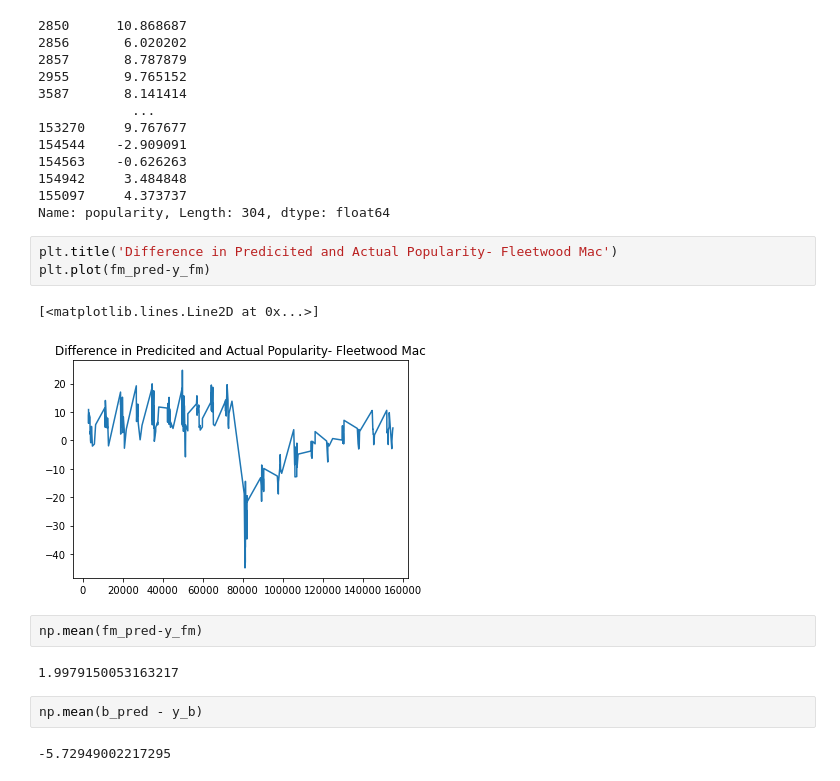
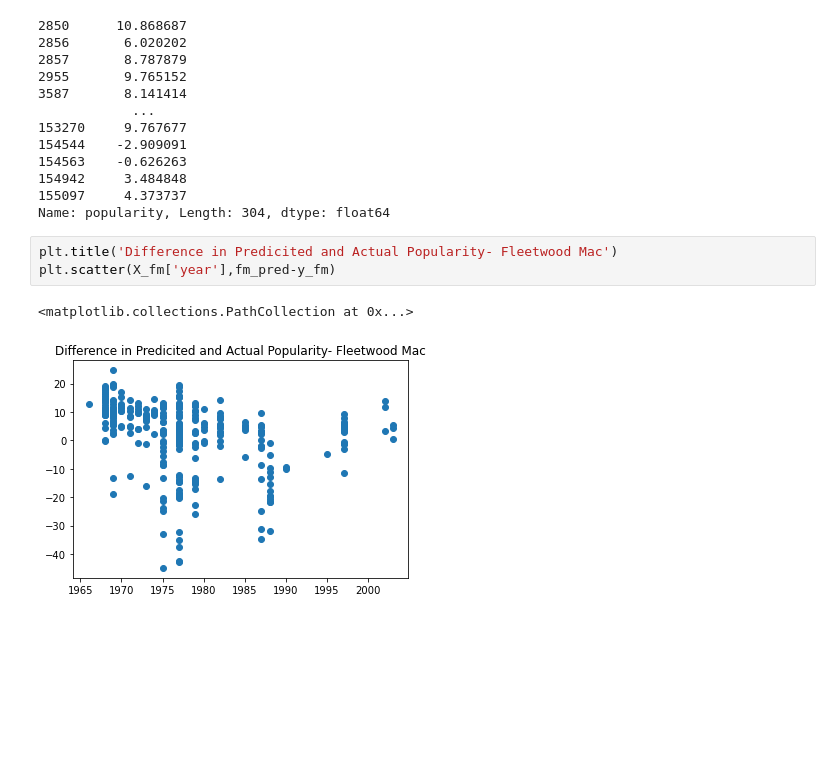
Before and after one commit to AMersman/Spotify, a Jupyter notebook: Notebooks/SpotifyModeling.ipynb, the cells around one changed output. Drawn from its saved outputs; the diff is of its cells as text; blank space fills up the shorter version.

```diff
--- a/Notebooks/SpotifyModeling.ipynb
+++ b/Notebooks/SpotifyModeling.ipynb
@@ -223,15 +247,7 @@ print(fm_pred - y_fm)
 Name: popularity, Length: 304, dtype: float64
 # %%
 plt.title('Difference in Predicited and Actual Popularity- Fleetwood Mac')
-plt.plot(fm_pred-y_fm)
+plt.scatter(X_fm['year'],fm_pred-y_fm)
 # %% [output]
-[<matplotlib.lines.Line2D at 0x...>]
+<matplotlib.collections.PathCollection at 0x...>
-[figure, old version]
+[figure, new version]
-# %%
-np.mean(fm_pred-y_fm)
-# %% [output]
-1.9979150053163217
-# %%
-np.mean(b_pred - y_b)
-# %% [output]
--5.72949002217295
```
Also changed, not shown: parts of 3 cells of this notebook, 3 other files.
